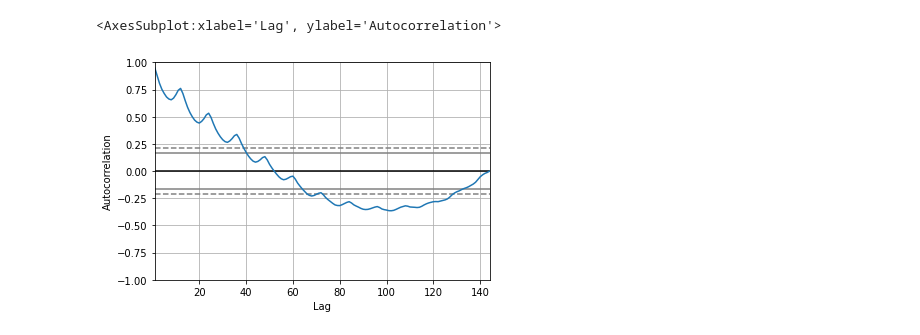
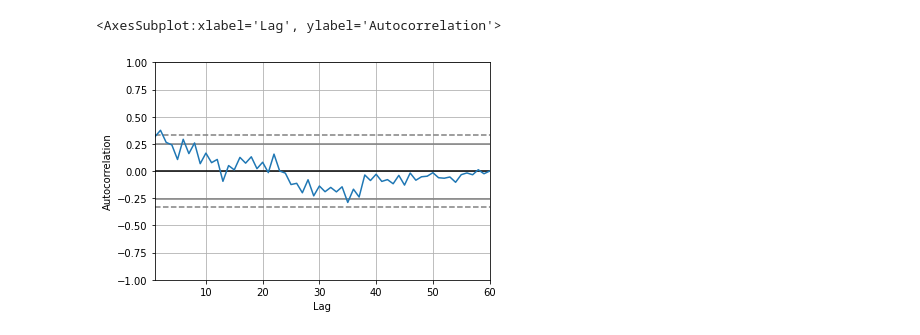
Before and after one commit to UBICO/more-iot, a Jupyter notebook: live-examples/time-series.ipynb, the cells around one changed output. Drawn from its saved outputs; the diff is of its cells as text; code cells hidden in the pictures.

```diff
--- a/live-examples/time-series.ipynb
+++ b/live-examples/time-series.ipynb
@@ -17,0 +12,4 @@ df[:5]
+# %%
+NAME='nhtemp' # AirPassengers, nottem, nhtemp
+df = data(NAME)
+df[:5]
@@ -24,9 +39,9 @@ sns.lineplot(data=df,x='time',y='AirPassengers')
 # %%
 from pandas.plotting import autocorrelation_plot
-autocorrelation_plot(df['AirPassengers'])
+autocorrelation_plot(df[NAME])
 # %% [output]
 <AxesSubplot:xlabel='Lag', ylabel='Autocorrelation'>
-[figure, old version]
+[figure, new version]
 # %%
 # fit an ARIMA model and plot residual errors
 from pandas import DataFrame
```
Also changed, not shown: parts of 13 cells of this notebook.
